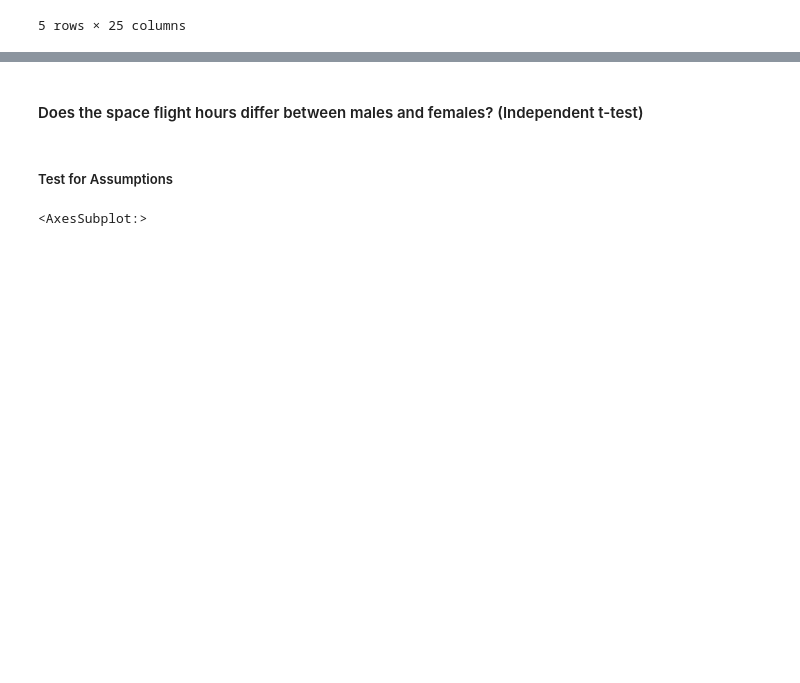
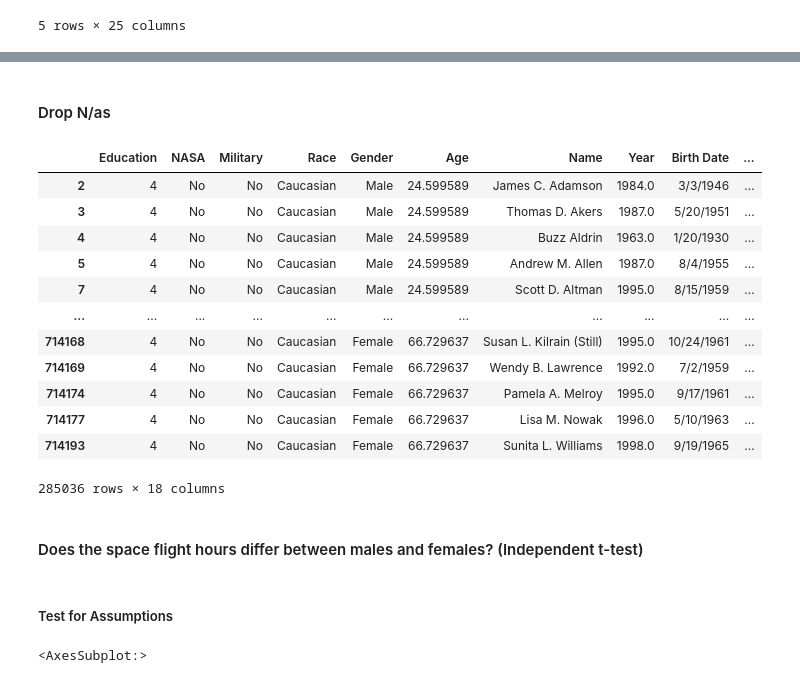
Before and after one commit to rhreich34/NASA-Hiring-Rate, a Jupyter notebook: Cynthia's Notebook.ipynb, the cells around one changed output, grey strips where cells are left out. Drawn from its saved outputs; the diff is of its cells as text; code cells hidden in the pictures; blank space fills up the shorter version.

```diff
--- a/Cynthia's Notebook.ipynb
+++ b/Cynthia's Notebook.ipynb
@@ -94,3 +97,21 @@ NasaData.head()
+# %% [markdown]
+#### Drop N/as
+# %%
+NasaData.dropna()
+# %% [output]
+|  | Education | NASA | Military | Race | Gender | Age | Name | Year | Birth Date | ... |
+| 2 | 4 | No | No | Caucasian | Male | 24.599589 | James C. Adamson | 1984.0 | 3/3/1946 | ... |
+| 3 | 4 | No | No | Caucasian | Male | 24.599589 | Thomas D. Akers | 1987.0 | 5/20/1951 | ... |
+| 4 | 4 | No | No | Caucasian | Male | 24.599589 | Buzz Aldrin | 1963.0 | 1/20/1930 | ... |
+| 5 | 4 | No | No | Caucasian | Male | 24.599589 | Andrew M. Allen | 1987.0 | 8/4/1955 | ... |
+| 7 | 4 | No | No | Caucasian | Male | 24.599589 | Scott D. Altman | 1995.0 | 8/15/1959 | ... |
+| ... | ... | ... | ... | ... | ... | ... | ... | ... | ... | ... |
+| 714168 | 4 | No | No | Caucasian | Female | 66.729637 | Susan L. Kilrain (Still) | 1995.0 | 10/24/1961 | ... |
+| 714169 | 4 | No | No | Caucasian | Female | 66.729637 | Wendy B. Lawrence | 1992.0 | 7/2/1959 | ... |
+| 714174 | 4 | No | No | Caucasian | Female | 66.729637 | Pamela A. Melroy | 1995.0 | 9/17/1961 | ... |
+| 714177 | 4 | No | No | Caucasian | Female | 66.729637 | Lisa M. Nowak | 1996.0 | 5/10/1963 | ... |
+| 714193 | 4 | No | No | Caucasian | Female | 66.729637 | Sunita L. Williams | 1998.0 | 9/19/1965 | ... |
+285036 rows × 18 columns
 # %% [markdown]
 #### Does the space flight hours differ between males and females? (Independent t-test)
 # %% [markdown]
```
Also changed, not shown: parts of 5 cells of this notebook.
